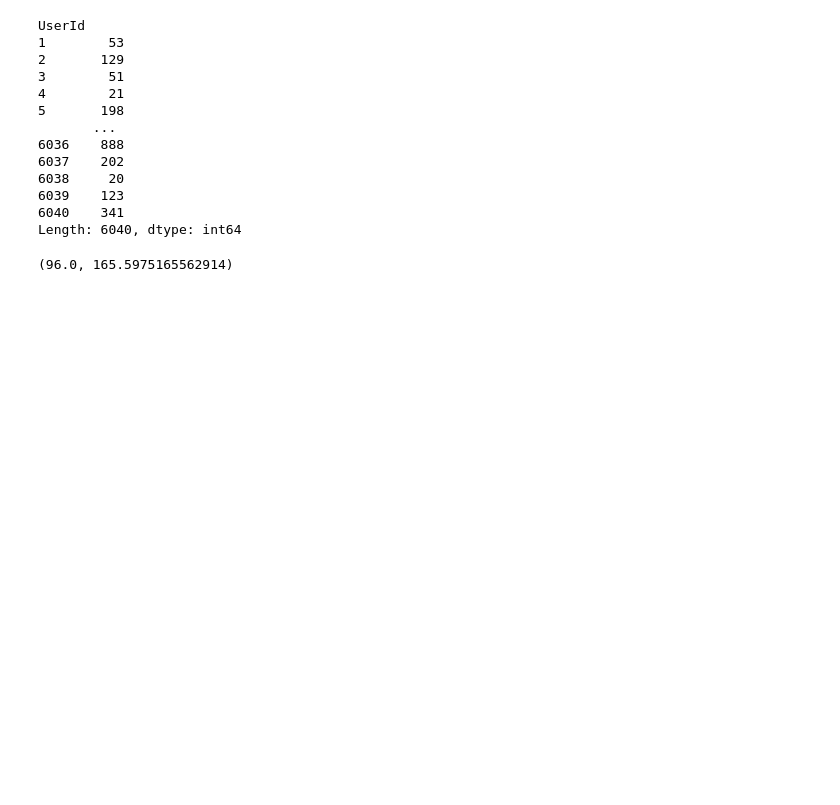
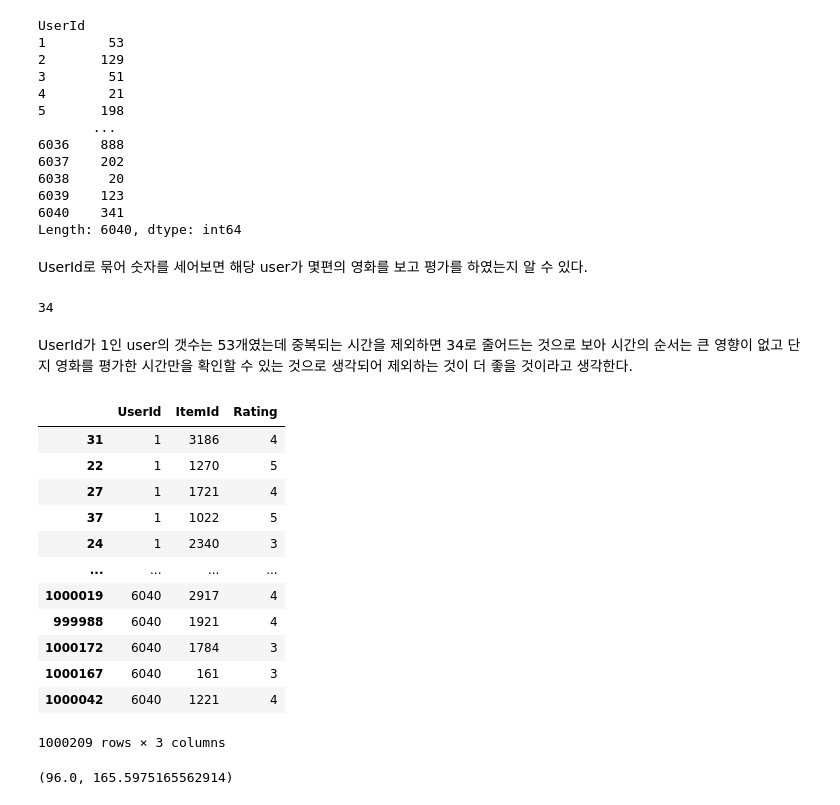
Before and after one commit to benestump/Aiffel, a Jupyter notebook: Exploration/23_recommend_movie/E23_Recommend_movie.ipynb, the cells around one changed output. Drawn from its saved outputs; the diff is of its cells as text; code cells hidden in the pictures; blank space fills up the shorter version.

```diff
--- a/Exploration/23_recommend_movie/E23_Recommend_movie.ipynb
+++ b/Exploration/23_recommend_movie/E23_Recommend_movie.ipynb
@@ -55,6 +64,31 @@ UserId
 6039    123
 6040    341
 Length: 6040, dtype: int64
+# %% [markdown]
+UserId로 묶어 숫자를 세어보면 해당 user가 몇편의 영화를 보고 평가를 하였는지 알 수 있다.
+# %%
+data[data['UserId'] == 1]['Time'].nunique()
+# %% [output]
+34
+# %% [markdown]
+UserId가 1인 user의 갯수는 53개였는데 중복되는 시간을 제외하면 34로 줄어드는 것으로 보아 시간의 순서는 큰 영향이 없고 단지 영화를 평가한 시간만을 확인할 수 있는 것으로 생각되어 제외하는 것이 더 좋을 것이라고 생각한다.
+# %%
+data = data.iloc[:, 0:3]
+data
+# %% [output]
+|  | UserId | ItemId | Rating |
+| 31 | 1 | 3186 | 4 |
+| 22 | 1 | 1270 | 5 |
+| 27 | 1 | 1721 | 4 |
+| 37 | 1 | 1022 | 5 |
+| 24 | 1 | 2340 | 3 |
+| ... | ... | ... | ... |
+| 1000019 | 6040 | 2917 | 4 |
+| 999988 | 6040 | 1921 | 4 |
+| 1000172 | 6040 | 1784 | 3 |
+| 1000167 | 6040 | 161 | 3 |
+| 1000042 | 6040 | 1221 | 4 |
+1000209 rows × 3 columns
 # %%
 userid_length.median(), userid_length.mean()
 # %% [output]
```
Also changed, not shown: parts of 63 cells of this notebook.
